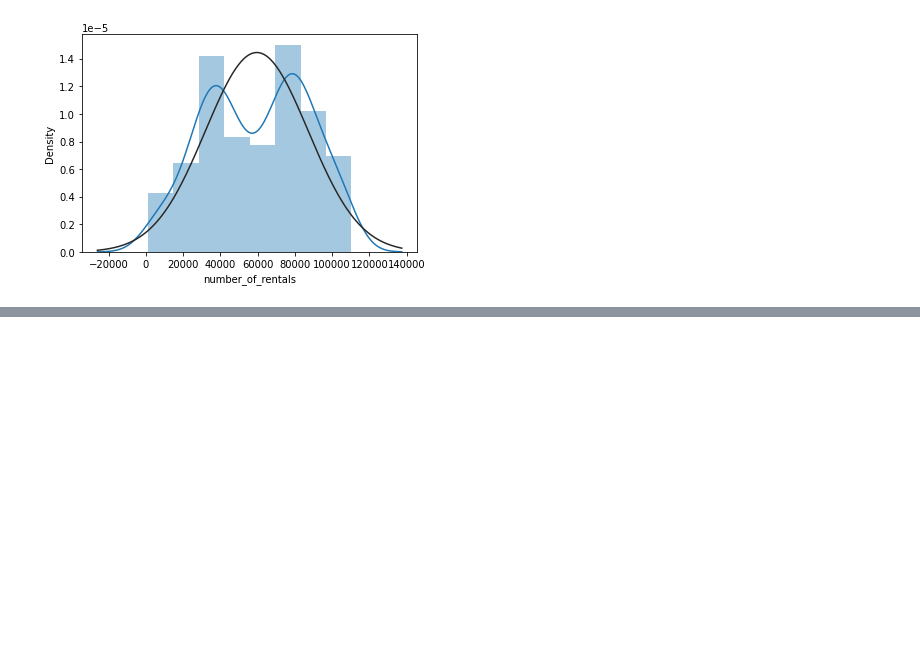
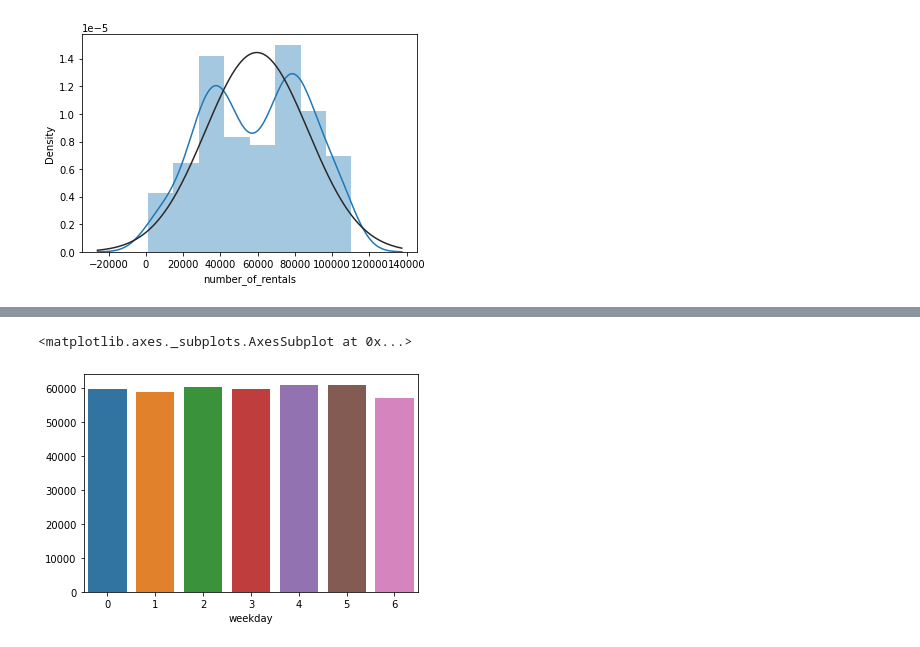
Before and after one commit to cyan9212/Dacon_Bicycle, a Jupyter notebook: bicycle_prediction.ipynb, the cells around one changed output, grey strips where cells are left out. Drawn from its saved outputs; the diff is of its cells as text; code cells hidden in the pictures; blank space fills up the shorter version.

```diff
--- a/bicycle_prediction.ipynb
+++ b/bicycle_prediction.ipynb
@@ -84,0 +119,6 @@ sns.distplot(train['number_of_rentals'], fit=norm)
+# %%
+plot = train.groupby('weekday')['number_of_rentals'].mean()
+sns.barplot(plot.index, plot.values)
+# %% [output]
+<matplotlib.axes._subplots.AxesSubplot at 0x...>
+[figure, added]
```
Also changed, not shown: parts of 7 cells of this notebook.
